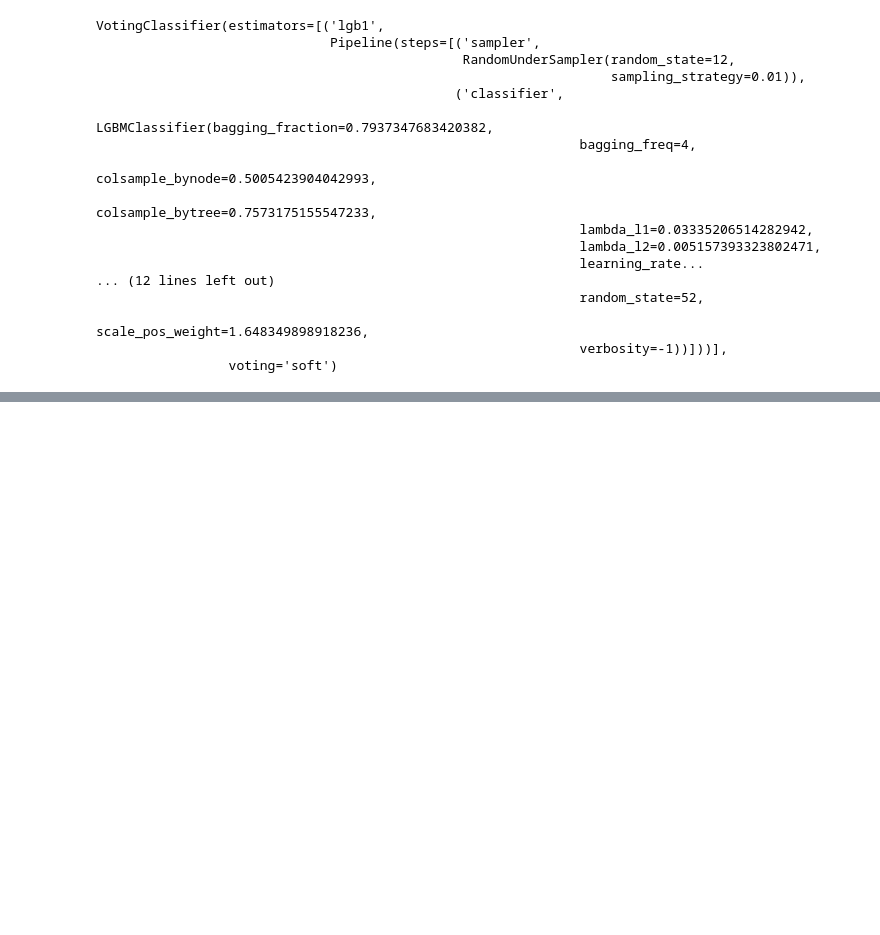
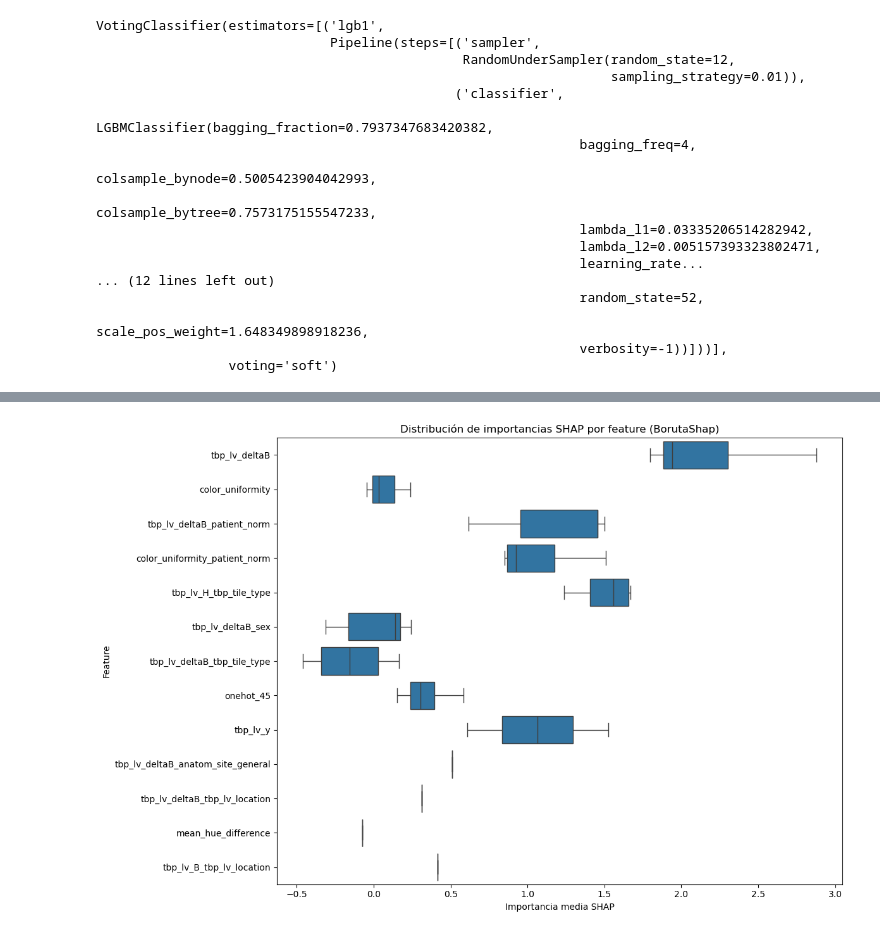
Before and after one commit to sumalemambo/explainable_isic_challenge_2024, a Jupyter notebook: metadata (1).ipynb, the cells around one changed output, grey strips where cells are left out. Drawn from its saved outputs; the diff is of its cells as text; code cells hidden in the pictures; blank space fills up the shorter version.

```diff
--- a/metadata (1).ipynb
+++ b/metadata (1).ipynb
@@ -541,0 +633,16 @@ plt.show()
+# %%
+import seaborn as sns
+import matplotlib.pyplot as plt
+
+plt.figure(figsize=(12, 8))
+
+# Boxplot: cada feature vs distribución de importancias
+sns.boxplot(x='mean_boruta', y='feature', data=all_importances_df, orient='h')
+
+plt.title('Distribución de importancias SHAP por feature (BorutaShap)')
+plt.xlabel('Importancia media SHAP')
+plt.ylabel('Feature')
+plt.tight_layout()
+plt.show()
+# %% [output]
+[figure, added]
```
Also changed, not shown: parts of 16 cells of this notebook.
